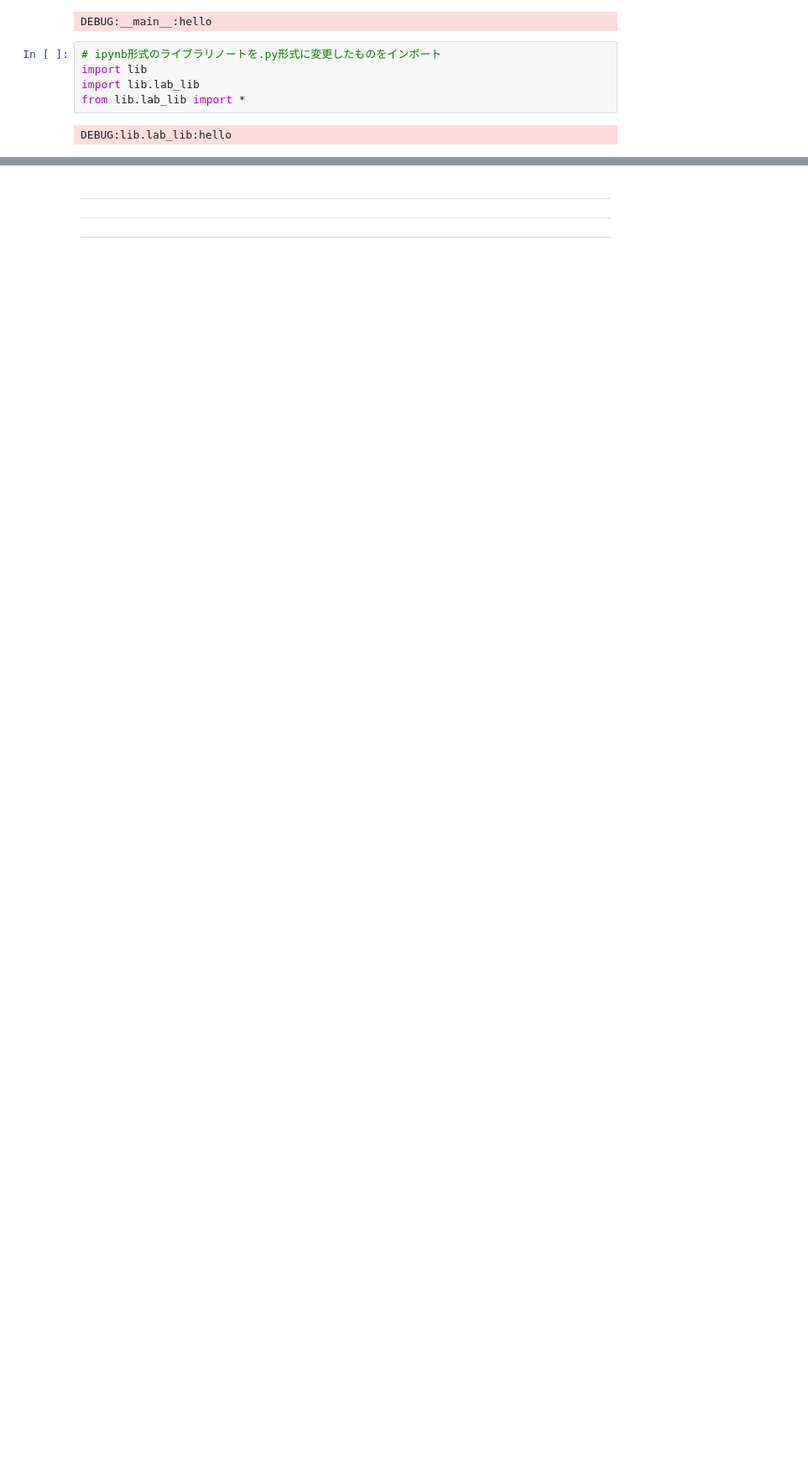
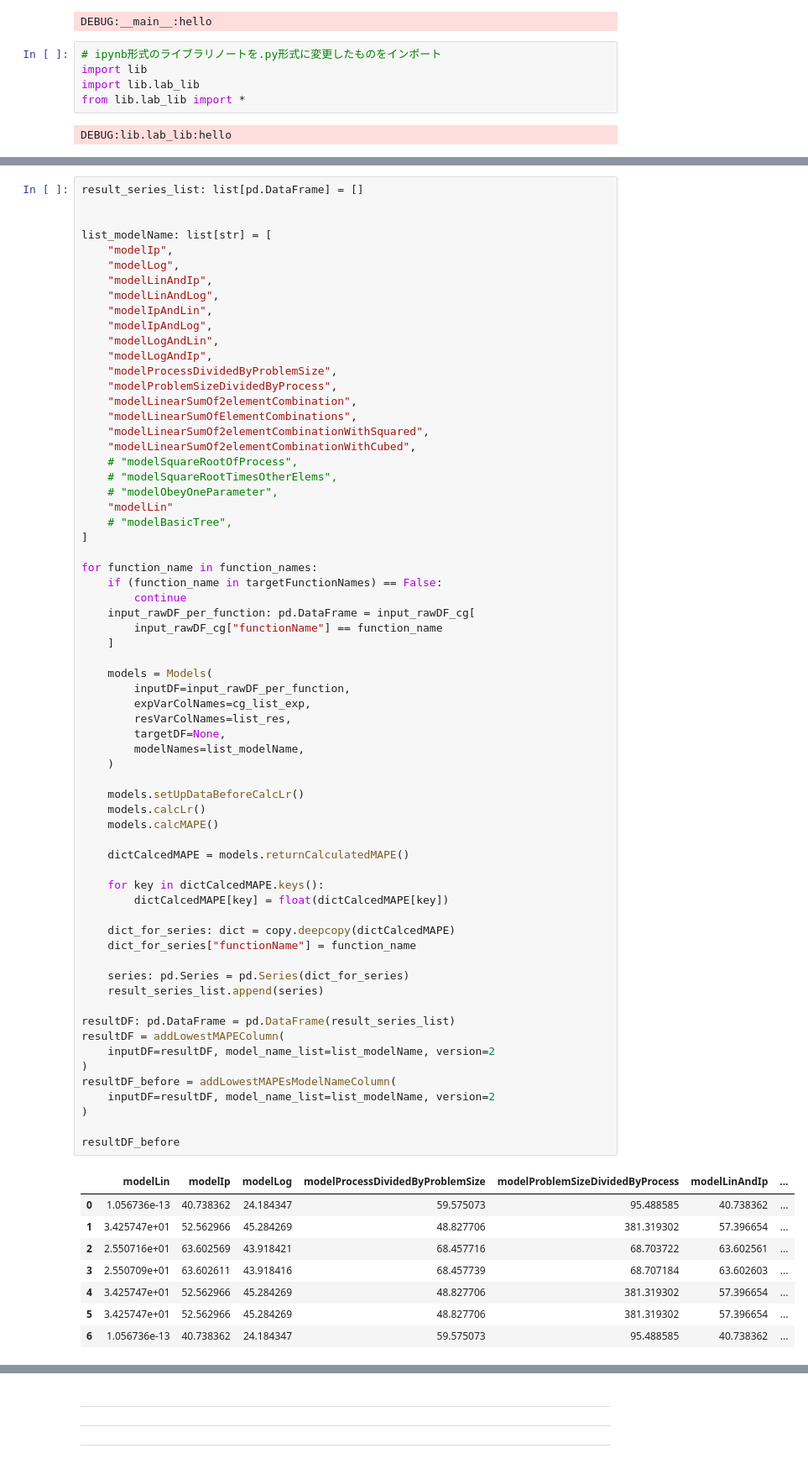
Before and after one commit to arima0714/Lab00, a Jupyter notebook: testing_pub.ipynb, the cells around one changed output, grey strips where cells are left out. Shown: that part at 84% size. Cells and saved outputs as stored; diff of their text form; blank space fills up the shorter version.

```diff
--- a/testing_pub.ipynb
+++ b/testing_pub.ipynb
@@ -27,0 +83,74 @@ DEBUG:lib.lab_lib:hello
+# %%
+result_series_list: list[pd.DataFrame] = []
+
+
+list_modelName: list[str] = [
+    "modelIp",
+    "modelLog",
+    "modelLinAndIp",
+    "modelLinAndLog",
+    "modelIpAndLin",
+    "modelIpAndLog",
+    "modelLogAndLin",
+    "modelLogAndIp",
+    "modelProcessDividedByProblemSize",
+    "modelProblemSizeDividedByProcess",
+    "modelLinearSumOf2elementCombination",
+    "modelLinearSumOfElementCombinations",
+    "modelLinearSumOf2elementCombinationWithSquared",
+    "modelLinearSumOf2elementCombinationWithCubed",
+    # "modelSquareRootOfProcess",
+    # "modelSquareRootTimesOtherElems",
+    # "modelObeyOneParameter",
+    "modelLin"
+    # "modelBasicTree",
+]
+
+for function_name in function_names:
+    if (function_name in targetFunctionNames) == False:
+        continue
+    input_rawDF_per_function: pd.DataFrame = input_rawDF_cg[
+        input_rawDF_cg["functionName"] == function_name
+    ]
+
+    models = Models(
+        inputDF=input_rawDF_per_function,
+        expVarColNames=cg_list_exp,
+        resVarColNames=list_res,
+        targetDF=None,
+        modelNames=list_modelName,
+    )
+
+    models.setUpDataBeforeCalcLr()
+    models.calcLr()
+    models.calcMAPE()
+
+    dictCalcedMAPE = models.returnCalculatedMAPE()
+
+    for key in dictCalcedMAPE.keys():
+        dictCalcedMAPE[key] = float(dictCalcedMAPE[key])
+
+    dict_for_series: dict = copy.deepcopy(dictCalcedMAPE)
+    dict_for_series["functionName"] = function_name
+
+    series: pd.Series = pd.Series(dict_for_series)
+    result_series_list.append(series)
+
+resultDF: pd.DataFrame = pd.DataFrame(result_series_list)
+resultDF = addLowestMAPEColumn(
+    inputDF=resultDF, model_name_list=list_modelName, version=2
+)
+resultDF_before = addLowestMAPEsModelNameColumn(
+    inputDF=resultDF, model_name_list=list_modelName, version=2
+)
+
+resultDF_before
+# %% [output]
+|  | modelLin | modelIp | modelLog | modelProcessDividedByProblemSize | modelProblemSizeDividedByProcess | modelLinAndIp | ... |
+| 0 | 1.056736e-13 | 40.738362 | 24.184347 | 59.575073 | 95.488585 | 40.738362 | ... |
+| 1 | 3.425747e+01 | 52.562966 | 45.284269 | 48.827706 | 381.319302 | 57.396654 | ... |
+| 2 | 2.550716e+01 | 63.602569 | 43.918421 | 68.457716 | 68.703722 | 63.602561 | ... |
+| 3 | 2.550709e+01 | 63.602611 | 43.918416 | 68.457739 | 68.707184 | 63.602603 | ... |
+| 4 | 3.425747e+01 | 52.562966 | 45.284269 | 48.827706 | 381.319302 | 57.396654 | ... |
+| 5 | 3.425747e+01 | 52.562966 | 45.284269 | 48.827706 | 381.319302 | 57.396654 | ... |
+| 6 | 1.056736e-13 | 40.738362 | 24.184347 | 59.575073 | 95.488585 | 40.738362 | ... |
```
Also changed, not shown: parts of 8 cells of this notebook.
